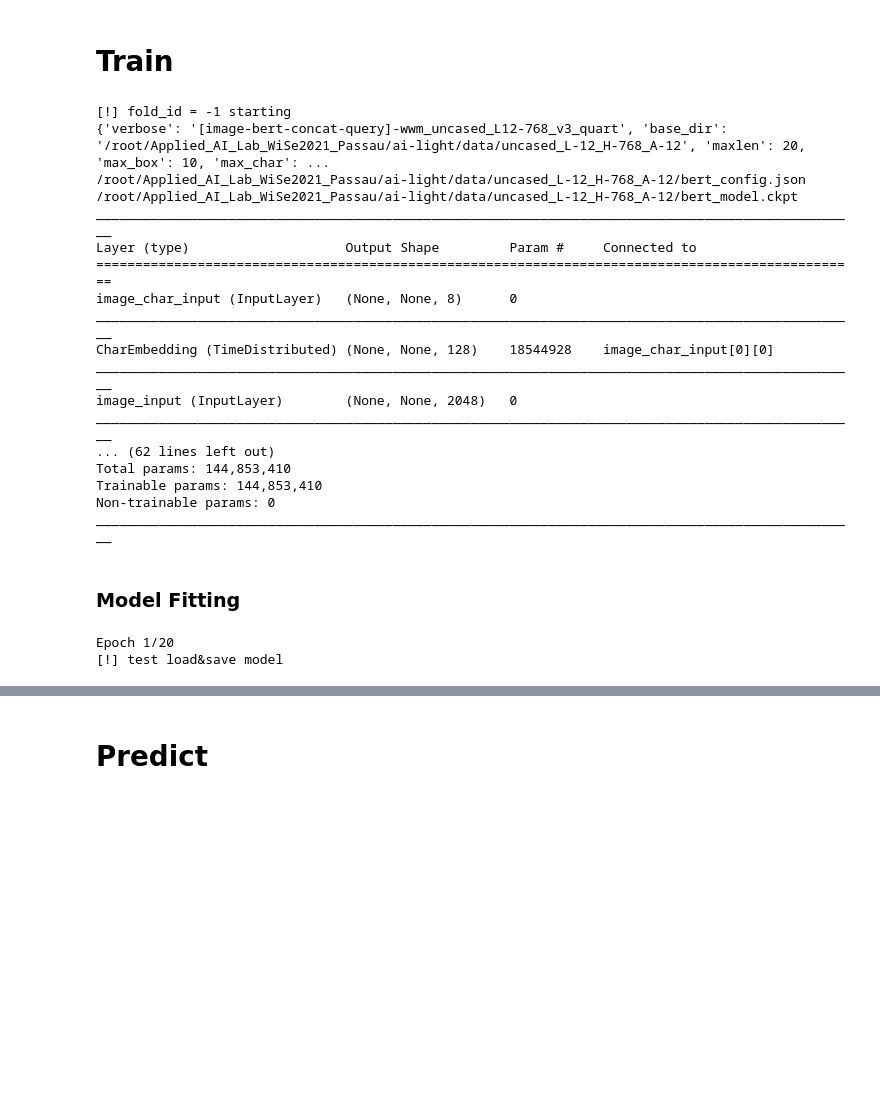
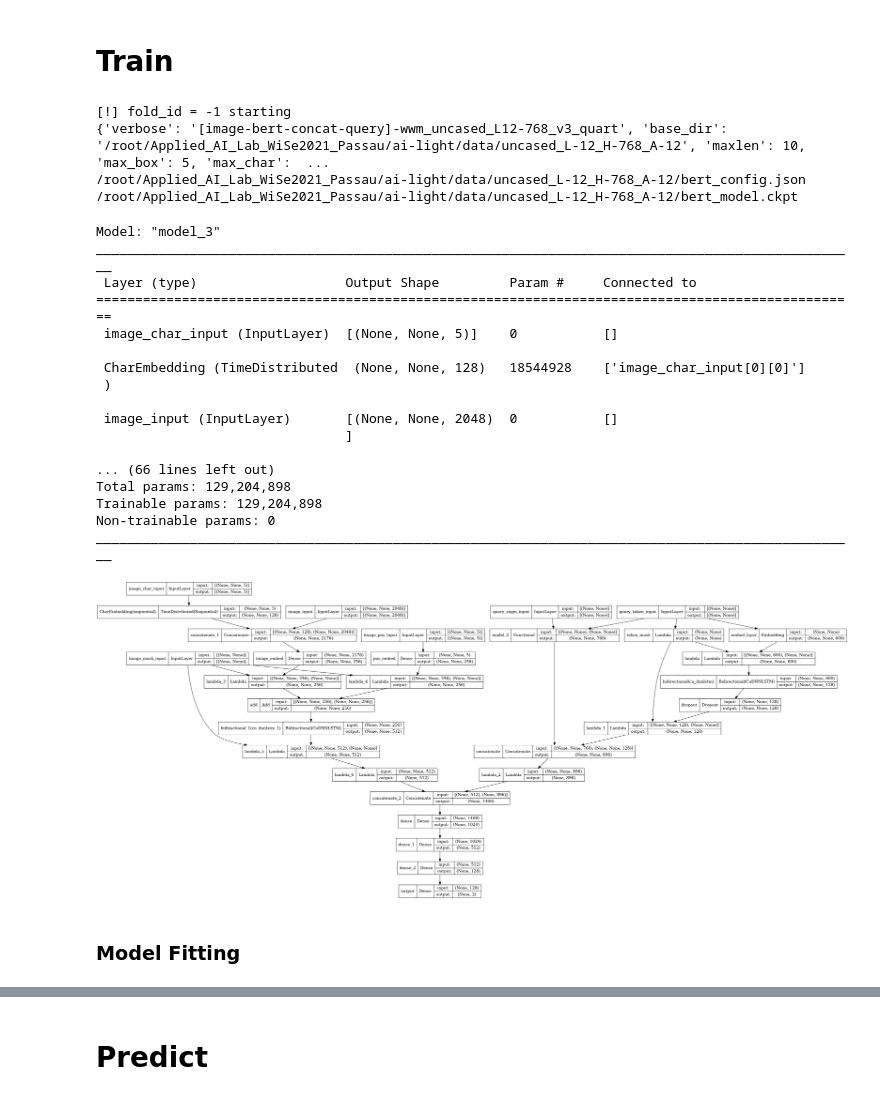
Before and after one commit to yasserotiefy/Applied_AI_Lab_WiSe2021_Passau, a Jupyter notebook: ai-light/[image-concat-query]-wwm_uncased_L12-768_v3_quart.ipynb, the cells around one changed output, grey strips where cells are left out. Saved outputs shown, nothing was run; the diff lists cells and outputs as text; code cells hidden in the pictures; blank space fills up the shorter version.

Commit message:
Train model bert, add tensorboard visualizations

```diff
--- a/ai-light/[image-concat-query]-wwm_uncased_L12-768_v3_quart.ipynb
+++ b/ai-light/[image-concat-query]-wwm_uncased_L12-768_v3_quart.ipynb
@@ -273,7 +267,7 @@ def build_model(cfg, summary=False, word_embedding_matrix=None):
                                            training=False,
                                            trainable=cfg_["bert_trainable"],
                                            output_layer_num=cfg["cls_num"],
-                                           seq_len=cfg_['maxlen'])
+                                           seq_len=None)
         return model
 
     def get_opt(num_example, warmup_proportion=0.1, lr=2e-5, min_lr=None):
@@ -318,6 +312,7 @@ def build_model(cfg, summary=False, word_embedding_matrix=None):
     word_embed = embed_layer(inp_token1)
     word_embed = Lambda(lambda x: x[0] * K.expand_dims(x[1], axis=-1))([word_embed, mask])
     word_embed = Bidirectional(LSTM(cfg["unit1_1"], return_sequences=True), merge_mode="sum")(word_embed)
+    word_embed = Dropout(0.3)(word_embed)
     word_embed = Lambda(lambda x: x[0] * K.expand_dims(x[1], axis=-1))([word_embed, mask])
 
     sequence_output = model1([inp_token1, inp_segm1])
@@ -334,25 +329,25 @@ def build_model(cfg, summary=False, word_embedding_matrix=None):
     character_embedding_layer.build(input_shape=(None, None, cfg["max_char"]))
     image_char_embed  = character_embedding_layer(inp_image_char)
     image_embed = Concatenate(axis=-1)([image_char_embed, inp_image])
-    image_embed = Dense(512, activation='relu', name='image_embed')(image_embed)
+    image_embed = Dense(256, activation='relu', name='image_embed')(image_embed)
     image_embed = Lambda(lambda x: x[0] * K.expand_dims(x[1], axis=-1))([image_embed, inp_image_mask])
-    pos_embed = Dense(512, activation='relu', name='pos_embed')(inp_pos)
+    pos_embed = Dense(256, activation='relu', name='pos_embed')(inp_pos)
     pos_embed = Lambda(lambda x: x[0] * K.expand_dims(x[1], axis=-1))([pos_embed, inp_image_mask])
     embed = Add()([image_embed , pos_embed]) # batch, maxlen(10), 1024+128
 
-    image_embed = Bidirectional(LSTM(1152, return_sequences=True), merge_mode="sum")(embed)
+    image_embed = Bidirectional(LSTM(512, return_sequences=True), merge_mode="sum")(embed)
     image_embed = Lambda(lambda x: x[0] * K.expand_dims(x[1], axis=-1))([image_embed, inp_image_mask])
 
     image_pool = Lambda(lambda x: x[:, 0, :])(image_embed)
 
     pool = Concatenate(axis=-1)([image_pool, text_pool])
-    pool = Dense(2048, activation="relu")(pool)
+    pool = Dense(1024, activation="relu")(pool)
     pool = Dense(512, activation="relu")(pool)
     pool = Dense(128, activation="relu")(pool)
 
     output = Dense(2, activation='softmax', name='output')(pool)
 
-    opt = get_opt(num_example=cfg["num_example"], lr=cfg["lr"], min_lr=cfg['min_lr'])
+    opt = get_opt(num_example=cfg["num_example"], lr=cfg['lr'], min_lr=cfg['min_lr'])
     model = Model(inputs=[inp_token1, inp_segm1,
                           inp_image, inp_image_mask,
                           inp_pos, inp_image_char], outputs=[output])#
@@ -546,4 +581,11 @@ class data_generator:
 # %%
+# TRAIN_PATH = "data/train.tsv"
+# data = load_sample_data(TRAIN_PATH, frac=0.00001)
+
+# print("data", len(data))
+
+train_data = pd.read_pickle("data/sample_train_data.pkl")
+
 train_D = data_generator(train_data)
 _i  = 0
 for d in train_D:
@@ -551,5 +593,5 @@ for d in train_D:
     if  _i > 10:
         break
     print('x',d[0][0].shape, d[0][1].shape,d[0][2].shape, d[0][3].shape, d[0][4].shape, d[0][5].shape, d[1].shape)
-    print(d[0][5].sum(axis=-1))
+    # print(d[0][5].sum(axis=-1))
 # %% [output]
@@ -673,54 +723,48 @@ class Evaluate(Callback):
 # %%
 
 gc.collect()
 fold_id = -1
 print("\n\n[!] fold_id = {} starting".format(fold_id))
 cfg["filename"] = cfg["raw_filename"].format(cfg["verbose"], FOLD_NUM, fold_id)
+
+
 cfg["num_example"] = len(train_data)
 
-K.clear_session()
+tf.compat.v1.keras.backend.clear_session()
 gc.collect()
 seed(SEED - fold_id)
 np.random.seed(SEED - fold_id)
-tf.random.set_random_seed(SEED - fold_id)
+tf.compat.v1.random.set_random_seed(SEED - fold_id)
 train_D = data_generator(train_data)
 print(cfg)
 model = build_model(cfg, summary=True,
                     word_embedding_matrix=word_embedding_matrix,
                     )
 tf.keras.utils.plot_model(model, to_file="models/model_v1.png", show_shapes=True)
 #     model.load_weights('[image-concat-query]-wwm_uncased_L24-1024_20oof0')
-evaluator = Evaluate(filename=cfg["filename"])
+
 #     checkpoint= ModelCheckpoint(cfg["filename"], monitor='acc', verbose=1, save_best_only=False, mode='max')
 # %% [output]
 [!] fold_id = -1 starting
-{'verbose': '[image-bert-concat-query]-wwm_uncased_L12-768_v3_quart', 'base_dir': '/root/Applied_AI_Lab_WiSe2021_Passau/ai-light/data/uncased_L-12_H-768_A-12', 'maxlen': 20, 'max_box': 10, 'max_char': ...
+{'verbose': '[image-bert-concat-query]-wwm_uncased_L12-768_v3_quart', 'base_dir': '/root/Applied_AI_Lab_WiSe2021_Passau/ai-light/data/uncased_L-12_H-768_A-12', 'maxlen': 10, 'max_box': 5, 'max_char':  ...
 /root/Applied_AI_Lab_WiSe2021_Passau/ai-light/data/uncased_L-12_H-768_A-12/bert_config.json /root/Applied_AI_Lab_WiSe2021_Passau/ai-light/data/uncased_L-12_H-768_A-12/bert_model.ckpt
-__________________________________________________________________________________________________
-Layer (type)                    Output Shape         Param #     Connected to
-==================================================================================================
-image_char_input (InputLayer)   (None, None, 8)      0
-__________________________________________________________________________________________________
-CharEmbedding (TimeDistributed) (None, None, 128)    18544928    image_char_input[0][0]
-__________________________________________________________________________________________________
-image_input (InputLayer)        (None, None, 2048)   0
-__________________________________________________________________________________________________
-... (62 lines left out)
-Total params: 144,853,410
-Trainable params: 144,853,410
-Non-trainable params: 0
-__________________________________________________________________________________________________
+Model: "model_3"
+__________________________________________________________________________________________________
+ Layer (type)                   Output Shape         Param #     Connected to
+==================================================================================================
+ image_char_input (InputLayer)  [(None, None, 5)]    0           []
+
+ CharEmbedding (TimeDistributed  (None, None, 128)   18544928    ['image_char_input[0][0]']
+ )
+
+ image_input (InputLayer)       [(None, None, 2048)  0           []
+                                ]
+
+... (66 lines left out)
+Total params: 129,204,898
+Trainable params: 129,204,898
+Non-trainable params: 0
+__________________________________________________________________________________________________
+[figure, added]
 # %% [markdown]
 ### Model Fitting
-# %%
-model.fit_generator(train_D.__iter__(),
-                          steps_per_epoch=len(train_D),
-                          epochs=MAX_EPOCH,
-                          callbacks=[evaluator],
-                          shuffle=True
-                          )
-print("\n\n[!] fold_id = {} finish".format(fold_id))
-del model, evaluator
-# %% [output]
-Epoch 1/20
-[!] test load&save model
```
Also changed, not shown: parts of 15 cells of this notebook, 5 other files.
